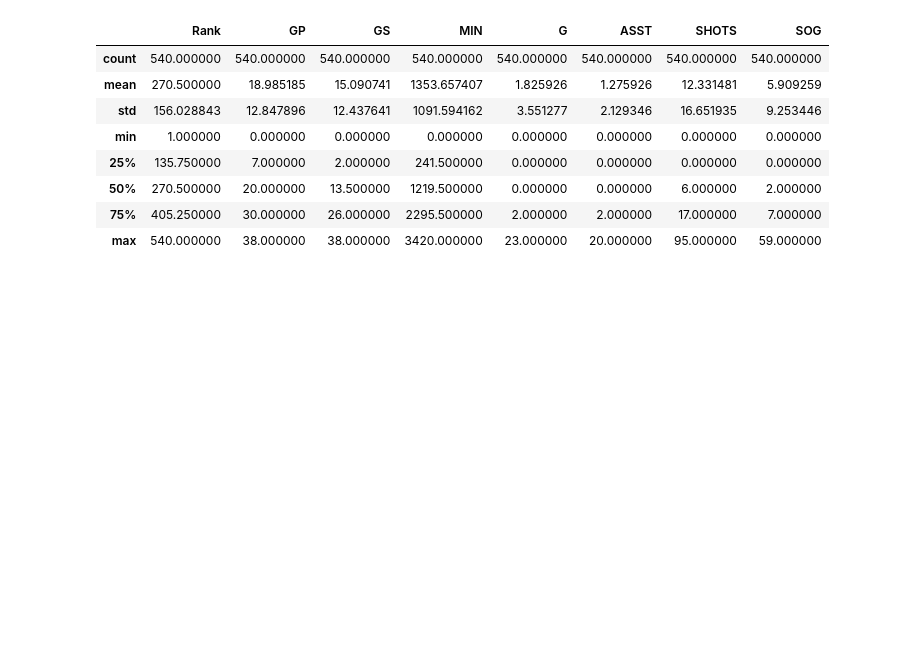
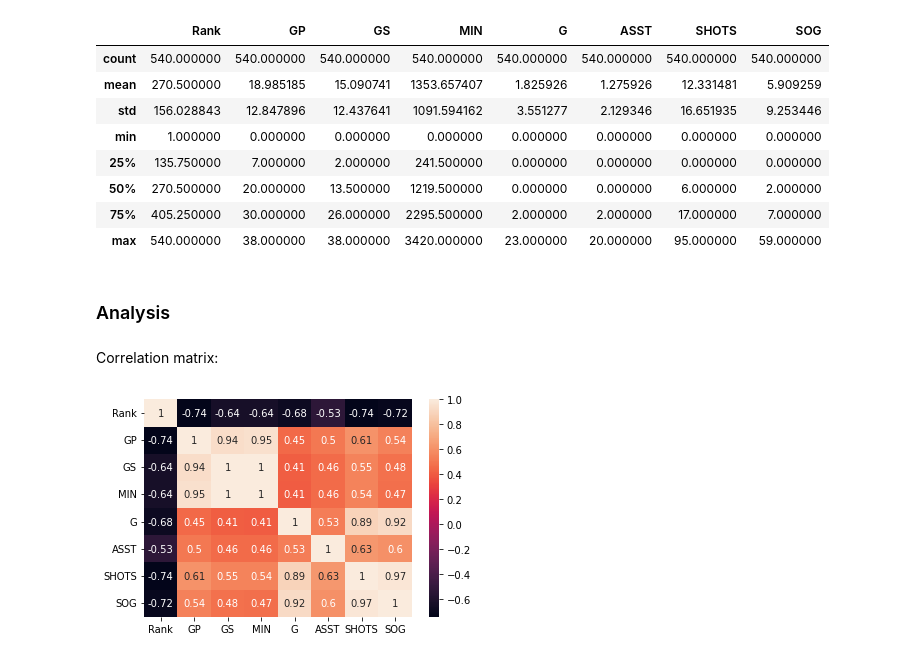
Before and after one commit to mleontenko/pl_stats, a Jupyter notebook: notebook.ipynb, the cells around one changed output. Saved outputs shown, nothing was run; the diff lists cells and outputs as text; code cells hidden in the pictures; blank space fills up the shorter version.

Commit message:
analysis

```diff
--- a/notebook.ipynb
+++ b/notebook.ipynb
@@ -54,3 +56,13 @@ df.describe()
 | 50% | 270.500000 | 20.000000 | 13.500000 | 1219.500000 | 0.000000 | 0.000000 | 6.000000 | 2.000000 |
 | 75% | 405.250000 | 30.000000 | 26.000000 | 2295.500000 | 2.000000 | 2.000000 | 17.000000 | 7.000000 |
 | max | 540.000000 | 38.000000 | 38.000000 | 3420.000000 | 23.000000 | 20.000000 | 95.000000 | 59.000000 |
+# %% [markdown]
+### Analysis
+# %% [markdown]
+Correlation matrix:
+# %%
+corrMatrix = df.corr()
+sns.heatmap(corrMatrix, annot=True)
+plt.show()
+# %% [output]
+[figure, added]
```
Also changed, not shown: parts of 6 cells of this notebook.
